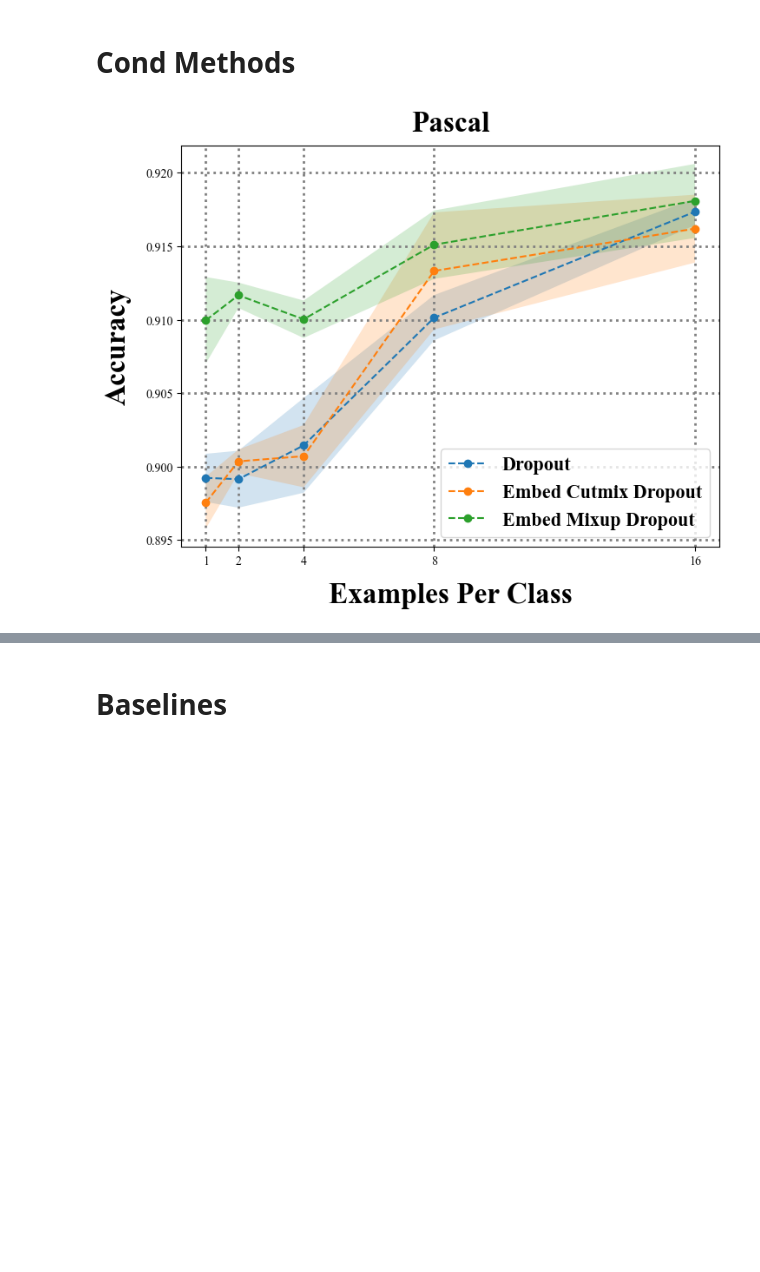
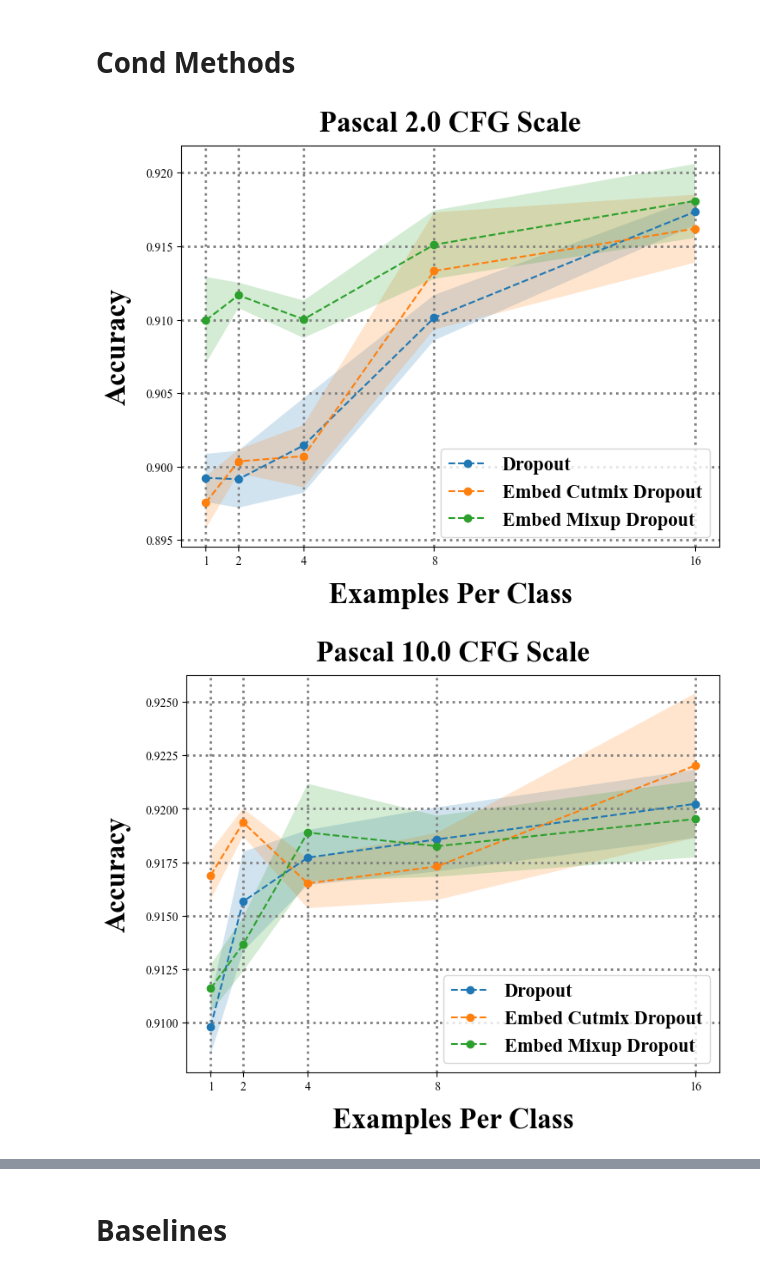
Before and after one commit to JiahuiKChen/LT-classification, a Jupyter notebook: plots_n_vis/FineTuneResults.ipynb, the cells around one changed output, grey strips where cells are left out. Saved outputs shown, nothing was run; the diff lists cells and outputs as text; code cells hidden in the pictures; blank space fills up the shorter version.

```diff
--- a/plots_n_vis/FineTuneResults.ipynb
+++ b/plots_n_vis/FineTuneResults.ipynb
@@ -108,8 +125,15 @@ def plot_baselines(accs, best_cond_method, dataset):
 # %% [markdown]
 # Cond Methods
 # %%
+# Pascal 2.0 CFG
 dataset_dir = "/datastor1/jiahuikchen/LT-classification/logs/pascal"
 cond_methods = ["dropout", "embed_cutmix_dropout", "embed_mixup_dropout"]
-pascal_accs = plot_all_cond_methods(dataset_dir, cond_methods)
+pascal_accs_2cfg = plot_all_cond_methods(dataset_dir, cond_methods)
 # %% [output]
-[figure, old version]
+[figure, new version]
+# %%
+# Pascal 10.0 CFG
+dataset_dir = "/datastor1/jiahuikchen/LT-classification/logs/pascal_10.0cfg"
+pascal_accs_10cfg = plot_all_cond_methods(dataset_dir, cond_methods)
+# %% [output]
+[figure, added]
```
Also changed, not shown: parts of 16 cells of this notebook, 1 other file.
